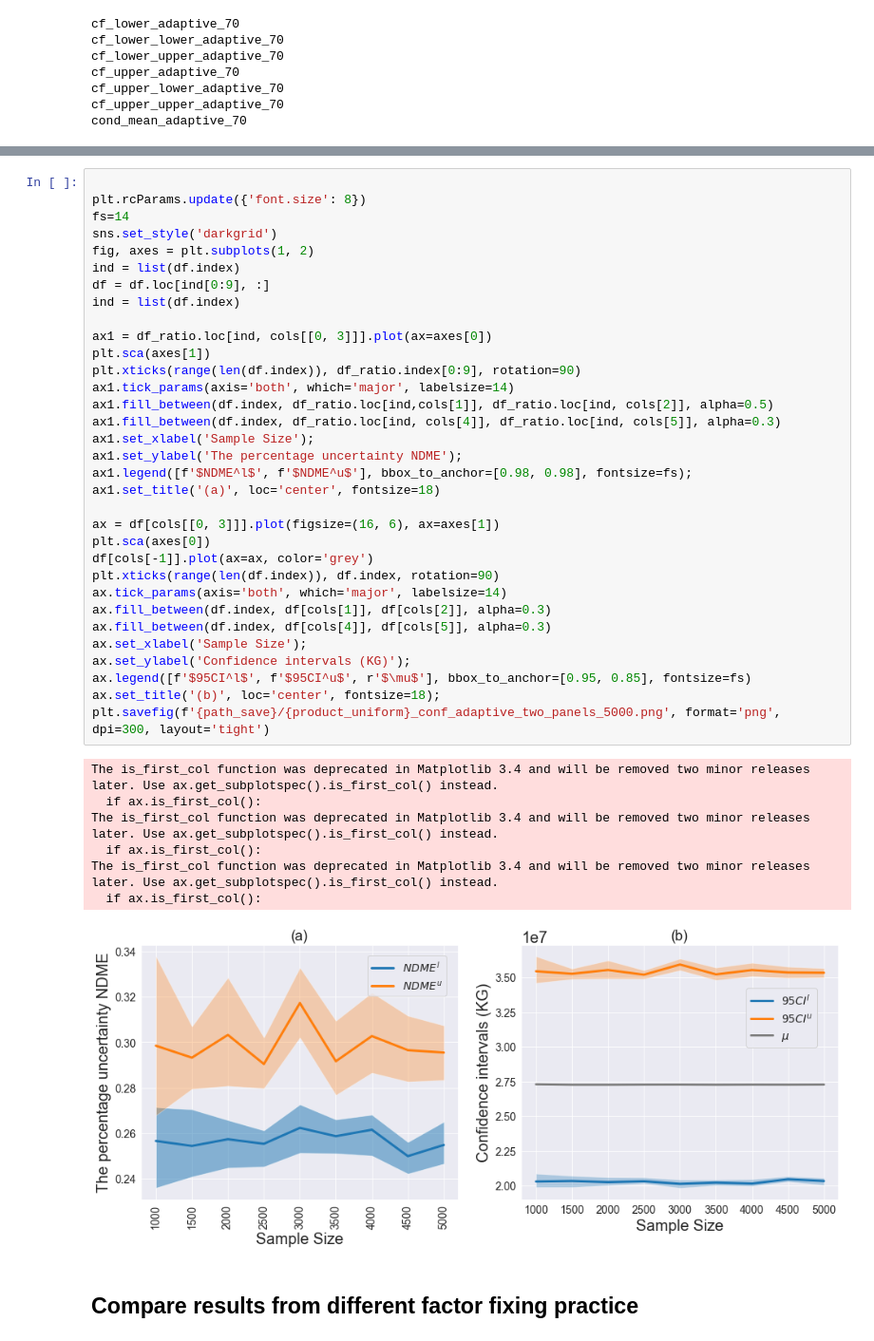
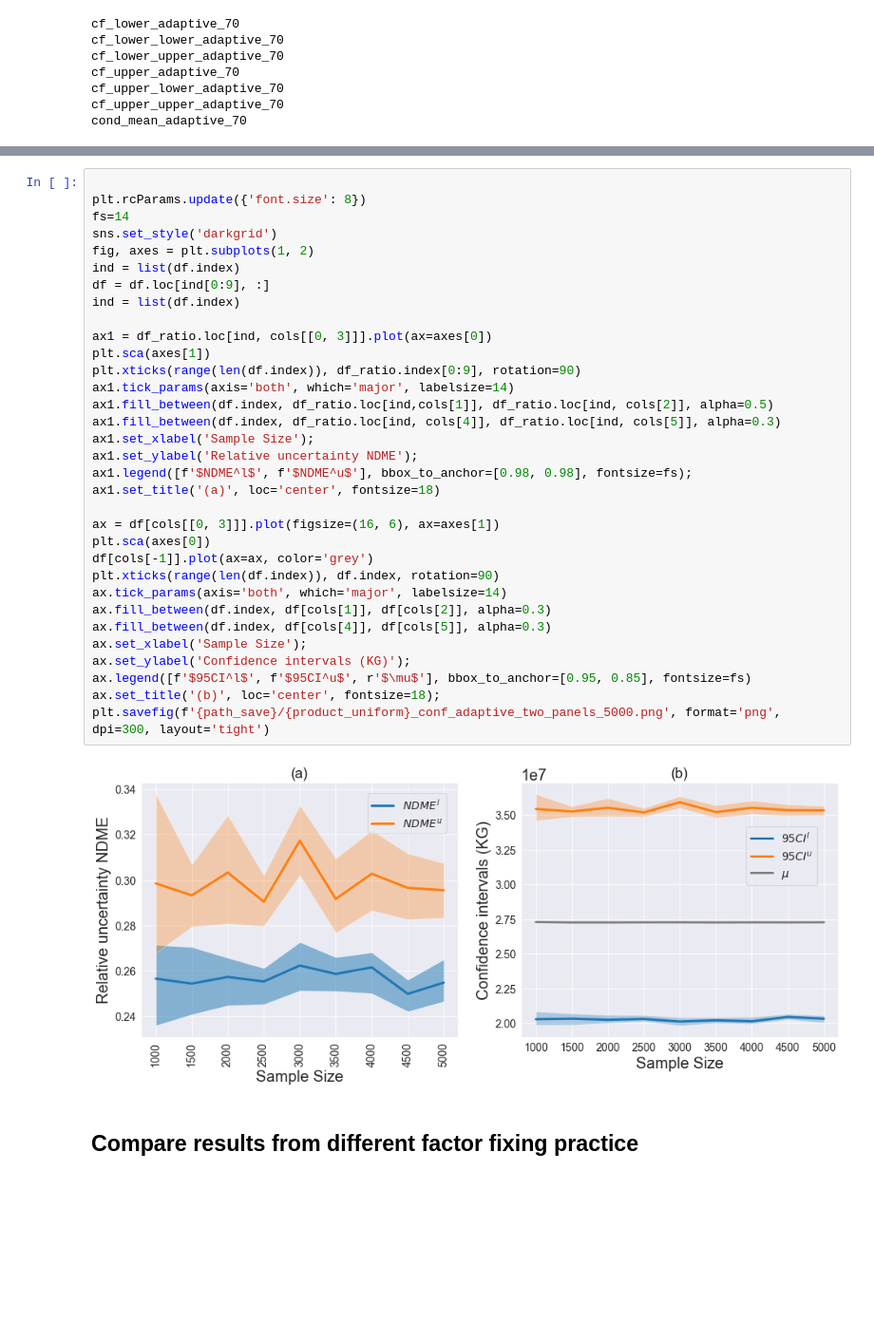
Before and after one commit to QianWanghhu/factor_fixing, a Jupyter notebook: qian_dev/visualization.ipynb, the cells around one changed output, grey strips where cells are left out. Shown: that part at 95% size. Drawn from its saved outputs; the diff is of its cells as text; blank space fills up the shorter version.

Commit message:
Update y-axis label to "Relative uncertainty"

```diff
--- a/qian_dev/visualization.ipynb
+++ b/qian_dev/visualization.ipynb
@@ -298,41 +288,35 @@ plt.rcParams.update({'font.size': 8})
 fs=14
 sns.set_style('darkgrid')
 fig, axes = plt.subplots(1, 2)
 ind = list(df.index)
 df = df.loc[ind[0:9], :]
 ind = list(df.index)
 
 ax1 = df_ratio.loc[ind, cols[[0, 3]]].plot(ax=axes[0])
 plt.sca(axes[1])
 plt.xticks(range(len(df.index)), df_ratio.index[0:9], rotation=90)
 ax1.tick_params(axis='both', which='major', labelsize=14)
 ax1.fill_between(df.index, df_ratio.loc[ind,cols[1]], df_ratio.loc[ind, cols[2]], alpha=0.5)
 ax1.fill_between(df.index, df_ratio.loc[ind, cols[4]], df_ratio.loc[ind, cols[5]], alpha=0.3)
 ax1.set_xlabel('Sample Size');
-ax1.set_ylabel('The percentage uncertainty NDME');
+ax1.set_ylabel('Relative uncertainty NDME');
 ax1.legend([f'$NDME^l$', f'$NDME^u$'], bbox_to_anchor=[0.98, 0.98], fontsize=fs);
 ax1.set_title('(a)', loc='center', fontsize=18)
 
 ax = df[cols[[0, 3]]].plot(figsize=(16, 6), ax=axes[1])
 plt.sca(axes[0])
 df[cols[-1]].plot(ax=ax, color='grey')
 plt.xticks(range(len(df.index)), df.index, rotation=90)
 ax.tick_params(axis='both', which='major', labelsize=14)
 ax.fill_between(df.index, df[cols[1]], df[cols[2]], alpha=0.3)
 ax.fill_between(df.index, df[cols[4]], df[cols[5]], alpha=0.3)
 ax.set_xlabel('Sample Size');
 ax.set_ylabel('Confidence intervals (KG)');
 ax.legend([f'$95CI^l$', f'$95CI^u$', r'$\mu$'], bbox_to_anchor=[0.95, 0.85], fontsize=fs)
 ax.set_title('(b)', loc='center', fontsize=18);
 plt.savefig(f'{path_save}/{product_uniform}_conf_adaptive_two_panels_5000.png', format='png', dpi=300, layout='tight')
 # %% [output]
-The is_first_col function was deprecated in Matplotlib 3.4 and will be removed two minor releases later. Use ax.get_subplotspec().is_first_col() instead.
-  if ax.is_first_col():
-The is_first_col function was deprecated in Matplotlib 3.4 and will be removed two minor releases later. Use ax.get_subplotspec().is_first_col() instead.
-  if ax.is_first_col():
-The is_first_col function was deprecated in Matplotlib 3.4 and will be removed two minor releases later. Use ax.get_subplotspec().is_first_col() instead.
-  if ax.is_first_col():
-[figure, old version]
+[figure, new version]
 # %% [markdown]
 ## Compare results from different factor fixing practice
 # %%
```
Also changed, not shown: parts of 2 cells of this notebook.
